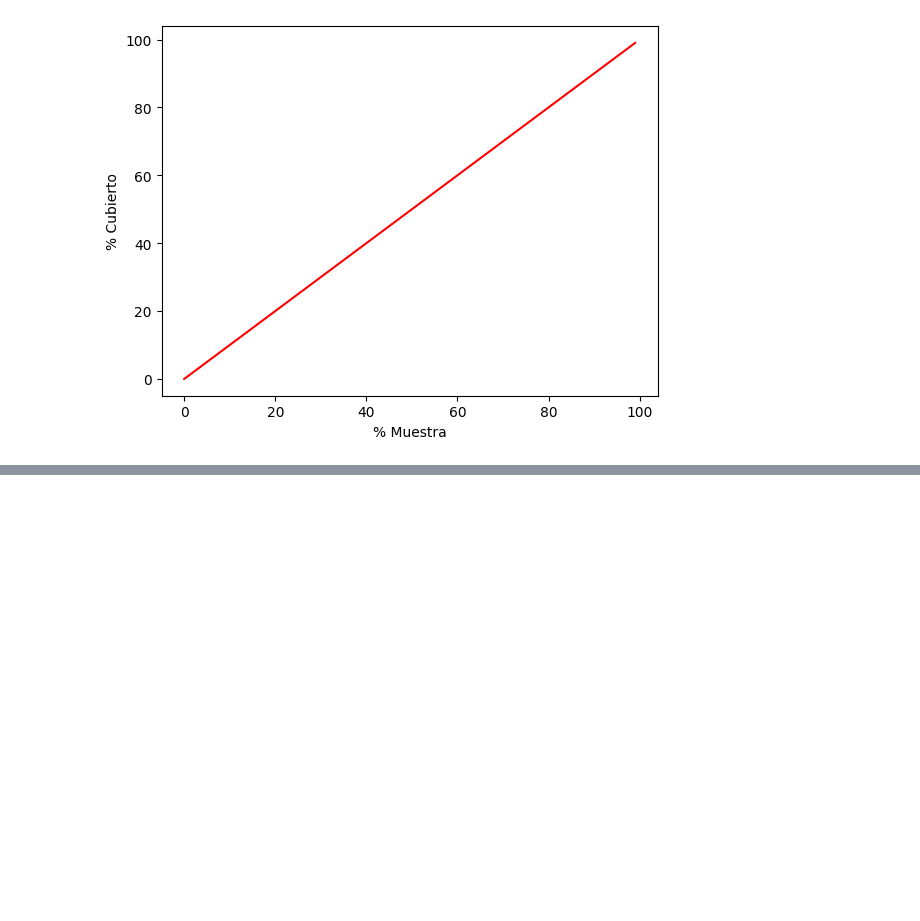
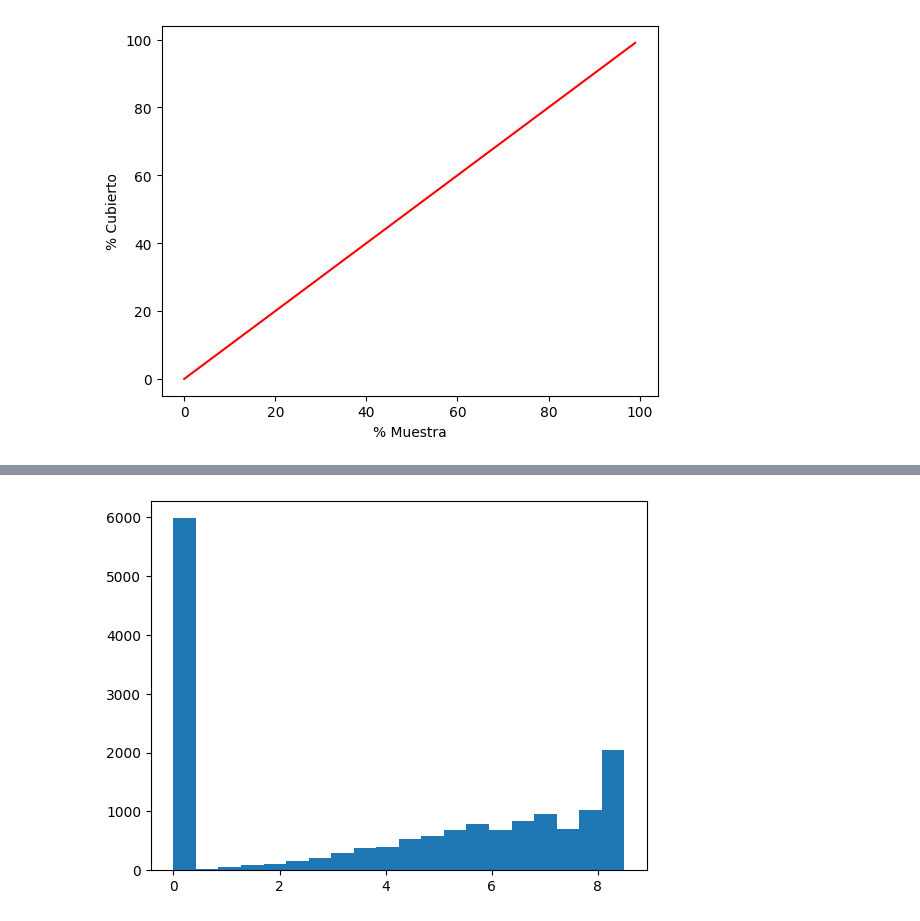
Before and after one commit to DgoMndez/DL-patogen-colab-DIIC, a Jupyter notebook: src/analysis/hpo-tree.ipynb, the cells around one changed output, grey strips where cells are left out. Saved outputs shown, nothing was run; the diff lists cells and outputs as text; code cells hidden in the pictures; blank space fills up the shorter version.

Commit message:
IC>0 histograms for each depth

```diff
--- a/src/analysis/hpo-tree.ipynb
+++ b/src/analysis/hpo-tree.ipynb
@@ -42,6 +42,8 @@ contHojas = np.array([0]*(MAXDEPTH+1))
 sAux = Queue()
 sAux.put([pha,0])
 visitados = {}
+phenAttributes = ['id', 'name', 'depth', 'isLeaf']
+phenValues = []
 while not sAux.empty():
     nodo = sAux.get()
     p = nodo[0]
@@ -53,12 +55,15 @@ while not sAux.empty():
     contProfundidades[d] = contProfundidades[d] + 1
     if d > h:
         h = d
+    isLeaf = True
     if p.children:
         for c in p.children:
             sAux.put([c,d+1])
+        isLeaf = False
     else:
         contHojas[d] = contHojas[d] + 1
     visitados[p] = 1
+    phenValues.append([p.id, p.name, d, isLeaf])
 
 # Save map as pd
 
@@ -67,6 +72,8 @@ df.to_csv(rDir + '/visitados.csv')
 
 print("N = ", N)
 print("Max depth = ", h)
+dfPhen = pd.DataFrame(phenValues, columns=phenAttributes, index=None)
+dfPhen.to_csv(rDir + '/phenotypic_abnormality.csv')
 # %% [output]
 N =  16537
 Max depth =  14
@@ -205,0 +216,11 @@ Text(0, 0.5, '% Cubierto')
+# %%
+def get_ic(x):
+    p = onto.get_hpo_object(x)
+    ic = p.information_content.gene
+    return ic
+
+dfPhen['ic'] = dfPhen['id'].apply(lambda x: get_ic(x))
+plt.hist(dfPhen['ic'], bins=20)
+dfPhen.to_csv(rDir + '/phenotypic_abnormality.csv', index=False)
+# %% [output]
+[figure, added]
```
Also changed, not shown: parts of 4 cells of this notebook, 3 other files.
